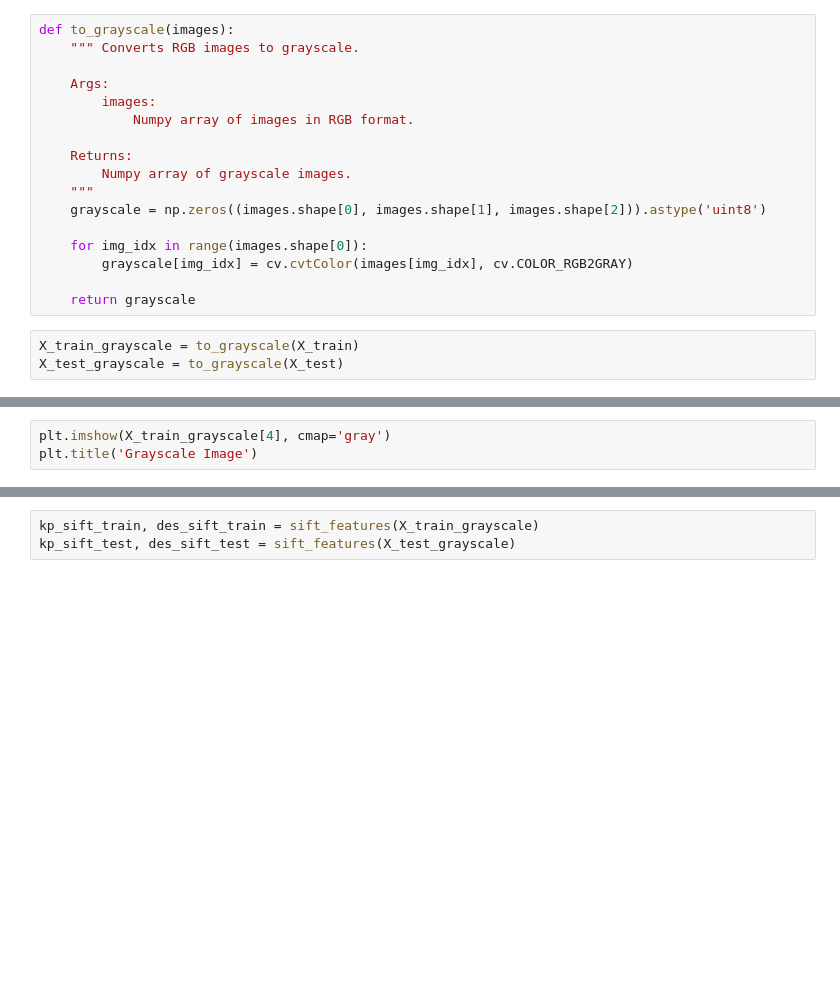
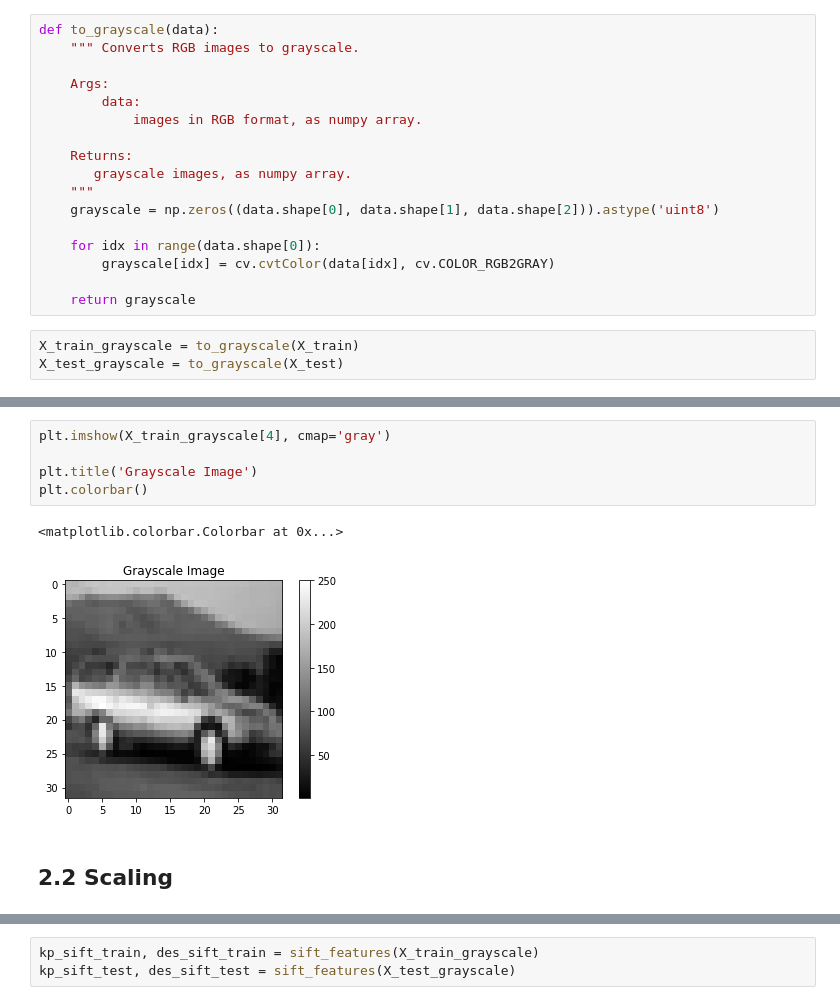
Before and after one commit to zealotry1developer/CBIR, a Jupyter notebook: notebooks/Bag of Visual Words.ipynb, the cells around one changed output, grey strips where cells are left out. Cells and saved outputs as stored; diff of their text form; blank space fills up the shorter version.

```diff
--- a/notebooks/Bag of Visual Words.ipynb
+++ b/notebooks/Bag of Visual Words.ipynb
@@ -45,18 +68,18 @@ plt.title('RGB Image')
 # %%
-def to_grayscale(images):
+def to_grayscale(data):
     """ Converts RGB images to grayscale.
 
     Args:
-        images:
-            Numpy array of images in RGB format.
+        data:
+            images in RGB format, as numpy array.
 
     Returns:
-        Numpy array of grayscale images.
+       grayscale images, as numpy array.
     """
-    grayscale = np.zeros((images.shape[0], images.shape[1], images.shape[2])).astype('uint8')
+    grayscale = np.zeros((data.shape[0], data.shape[1], data.shape[2])).astype('uint8')
 
-    for img_idx in range(images.shape[0]):
-        grayscale[img_idx] = cv.cvtColor(images[img_idx], cv.COLOR_RGB2GRAY)
+    for idx in range(data.shape[0]):
+        grayscale[idx] = cv.cvtColor(data[idx], cv.COLOR_RGB2GRAY)
 
     return grayscale
 # %%
@@ -67,3 +92,10 @@ print(f'Image dimensions in grayscale: {X_train_grayscale.shape[1], X_train_gray
 # %%
 plt.imshow(X_train_grayscale[4], cmap='gray')
+
 plt.title('Grayscale Image')
+plt.colorbar()
+# %% [output]
+<matplotlib.colorbar.Colorbar at 0x...>
+[figure, added]
+# %% [markdown]
+## 2.2 Scaling
```
Also changed, not shown: parts of 40 cells of this notebook.
